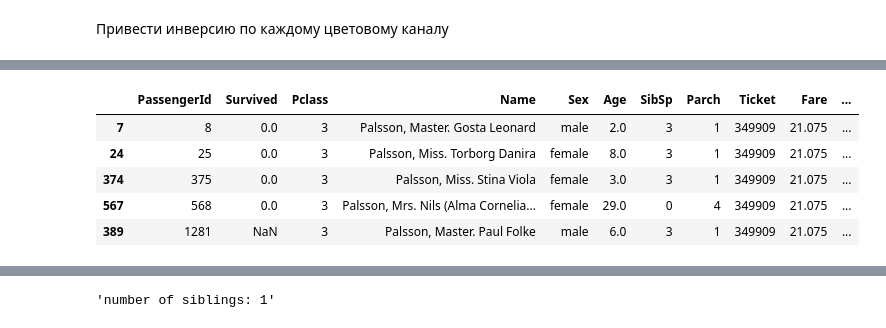
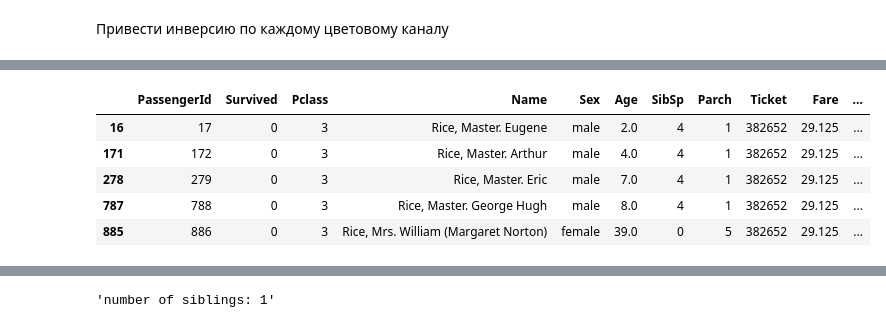
Before and after one commit to Diana-Shilova/TMSds, a Jupyter notebook: lesson8/lesson8_2.ipynb, the cells around one changed output, grey strips where cells are left out. Drawn from its saved outputs; the diff is of its cells as text; code cells hidden in the pictures.

```diff
--- a/lesson8/lesson8_2.ipynb
+++ b/lesson8/lesson8_2.ipynb
@@ -45,10 +48,9 @@ plt.show()
 df_train = pd.read_csv('dataset/train.csv')
 df_train
 
-df_test = pd.read_csv('dataset/test.csv')
-df_test
 
-union_df = pd.concat([df_train, df_test])
+
+union_df = df_train
 union_df
 # %% [output]
 |  | PassengerId | Survived | Pclass | Name | Sex | Age | SibSp | Parch | Ticket | Fare | ... |
@@ -150,0 +158,5 @@ union_df[union_df['Age'].notna()].groupby(['Sex', 'Survived']).agg({'Age': [max,
+# %%
+"""how many was on a Titanic"""
+union_df['Person'] = union_df.Sex
+union_df.loc[union_df['Age'] < 18, 'Person'] = 'Child'
+print(f"Category of people {union_df.Person.value_counts().reset_index()}")
@@ -195,13 +227,13 @@ union_df
 # %%
-union_df['Family_Size'] = union_df['SibSp'] + union_df['Parch'] + 1
-union_df[(union_df['Family_Size'] > 1) & (union_df['SurName'] == 'Palsson')]
+union_df['Family_Size'] = union_df['SibSp'] + union_df['Parch']
+union_df[(union_df['Family_Size'] > 1) & (union_df['SurName'] == 'Rice')]
 # %% [output]
 |  | PassengerId | Survived | Pclass | Name | Sex | Age | SibSp | Parch | Ticket | Fare | ... |
-| 7 | 8 | 0.0 | 3 | Palsson, Master. Gosta Leonard | male | 2.0 | 3 | 1 | 349909 | 21.075 | ... |
-| 24 | 25 | 0.0 | 3 | Palsson, Miss. Torborg Danira | female | 8.0 | 3 | 1 | 349909 | 21.075 | ... |
-| 374 | 375 | 0.0 | 3 | Palsson, Miss. Stina Viola | female | 3.0 | 3 | 1 | 349909 | 21.075 | ... |
-| 567 | 568 | 0.0 | 3 | Palsson, Mrs. Nils (Alma Cornelia... | female | 29.0 | 0 | 4 | 349909 | 21.075 | ... |
-| 389 | 1281 | NaN | 3 | Palsson, Master. Paul Folke | male | 6.0 | 3 | 1 | 349909 | 21.075 | ... |
+| 16 | 17 | 0 | 3 | Rice, Master. Eugene | male | 2.0 | 4 | 1 | 382652 | 29.125 | ... |
+| 171 | 172 | 0 | 3 | Rice, Master. Arthur | male | 4.0 | 4 | 1 | 382652 | 29.125 | ... |
+| 278 | 279 | 0 | 3 | Rice, Master. Eric | male | 7.0 | 4 | 1 | 382652 | 29.125 | ... |
+| 787 | 788 | 0 | 3 | Rice, Master. George Hugh | male | 8.0 | 4 | 1 | 382652 | 29.125 | ... |
+| 885 | 886 | 0 | 3 | Rice, Mrs. William (Margaret Norton) | female | 39.0 | 0 | 5 | 382652 | 29.125 | ... |
 # %%
 """families with more then 1 person"""
 
```
Also changed, not shown: parts of 29 cells of this notebook.
